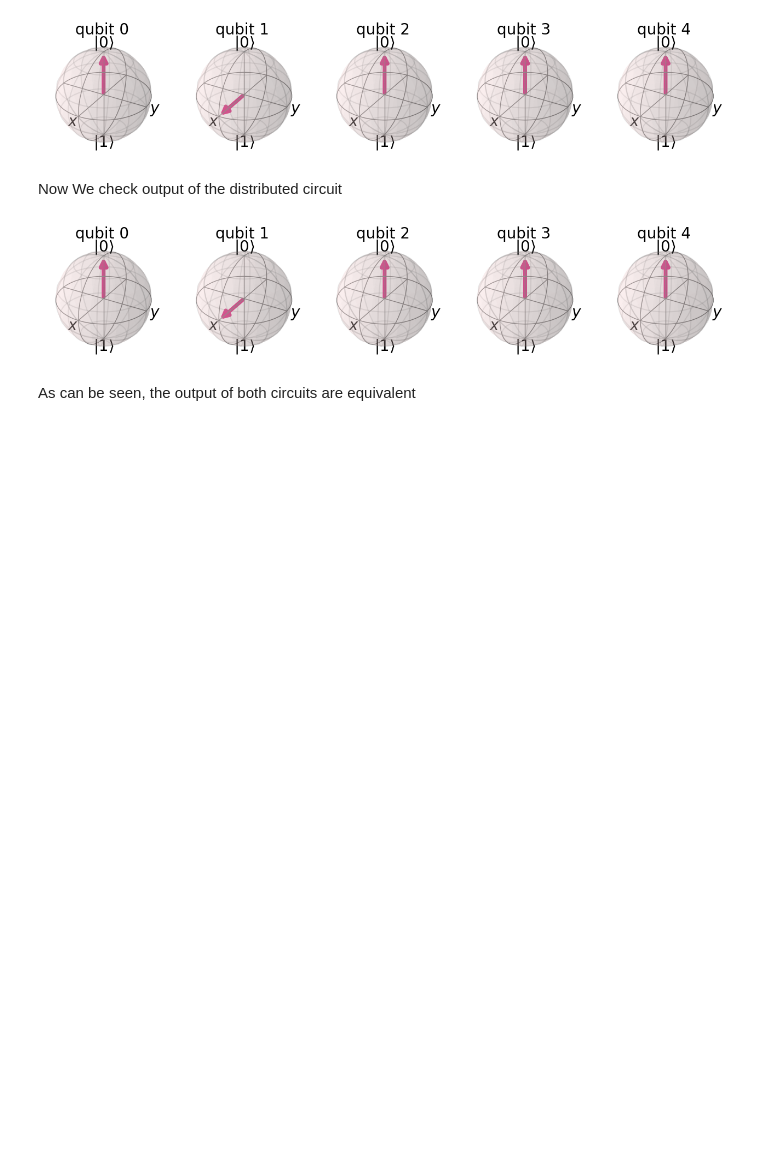
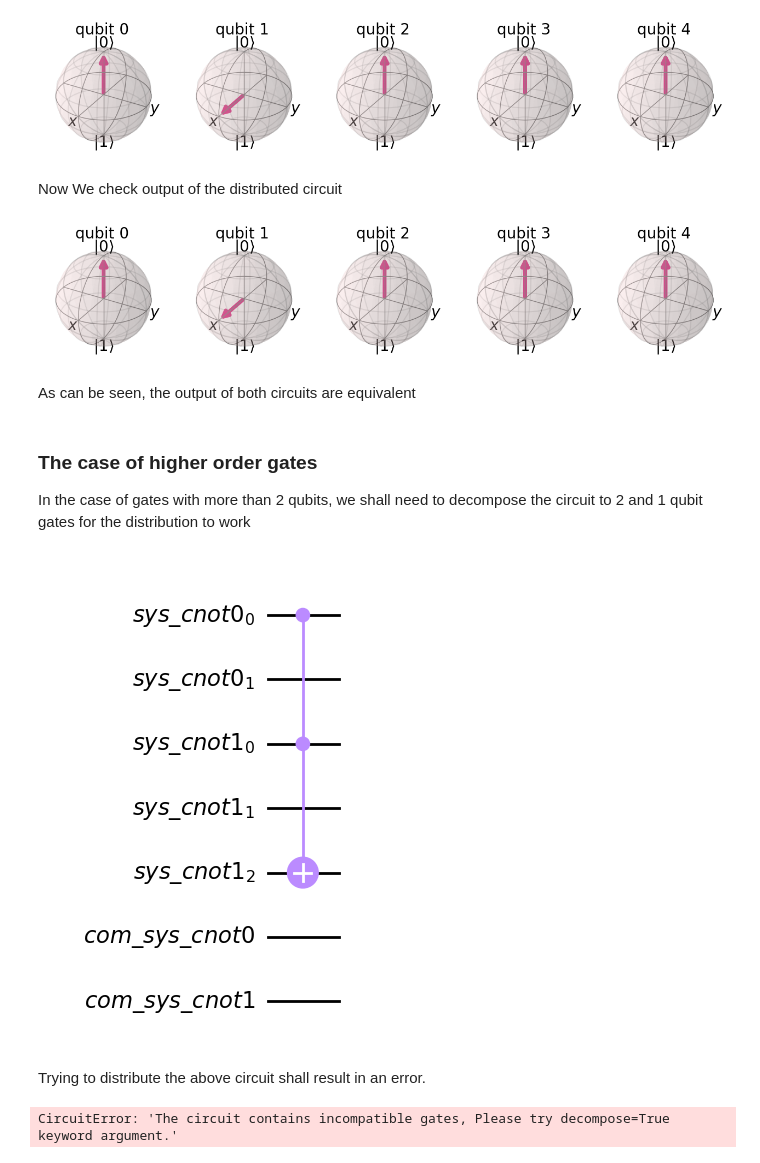
Before and after one commit to Interlin-q/diskit, a Jupyter notebook: distributed_qiskit/Examples/Example 2 - CNOT.ipynb, the cells around one changed output. Saved outputs shown, nothing was run; the diff lists cells and outputs as text; code cells hidden in the pictures; blank space fills up the shorter version.

```diff
--- a/distributed_qiskit/Examples/Example 2 - CNOT.ipynb
+++ b/distributed_qiskit/Examples/Example 2 - CNOT.ipynb
@@ -99,3 +103,20 @@ plot_bloch_multivector(state)
 [figure]
 # %% [markdown]
 As can be seen, the output of both circuits are equivalent
+# %% [markdown]
+### The case of higher order gates
+In the case of gates with more than 2 qubits, we shall need to decompose the circuit to 2 and 1 qubit gates for the distribution to work
+# %%
+qregs = circuit_topo.get_regs()
+qc = QuantumCircuit(*qregs)
+qc.ccx(0, 2, 4)
+qc.draw('mpl')
+# %% [output]
+[figure, added]
+# %% [markdown]
+Trying to distribute the above circuit shall result in an error.
+# %%
+dist_circ = remapper.remap_circuit(qc)
+dist_circ.draw(output='mpl')
+# %% [output]
+CircuitError: 'The circuit contains incompatible gates, Please try decompose=True keyword argument.'
```
Also changed, not shown: parts of 4 cells of this notebook, 2 other files.
